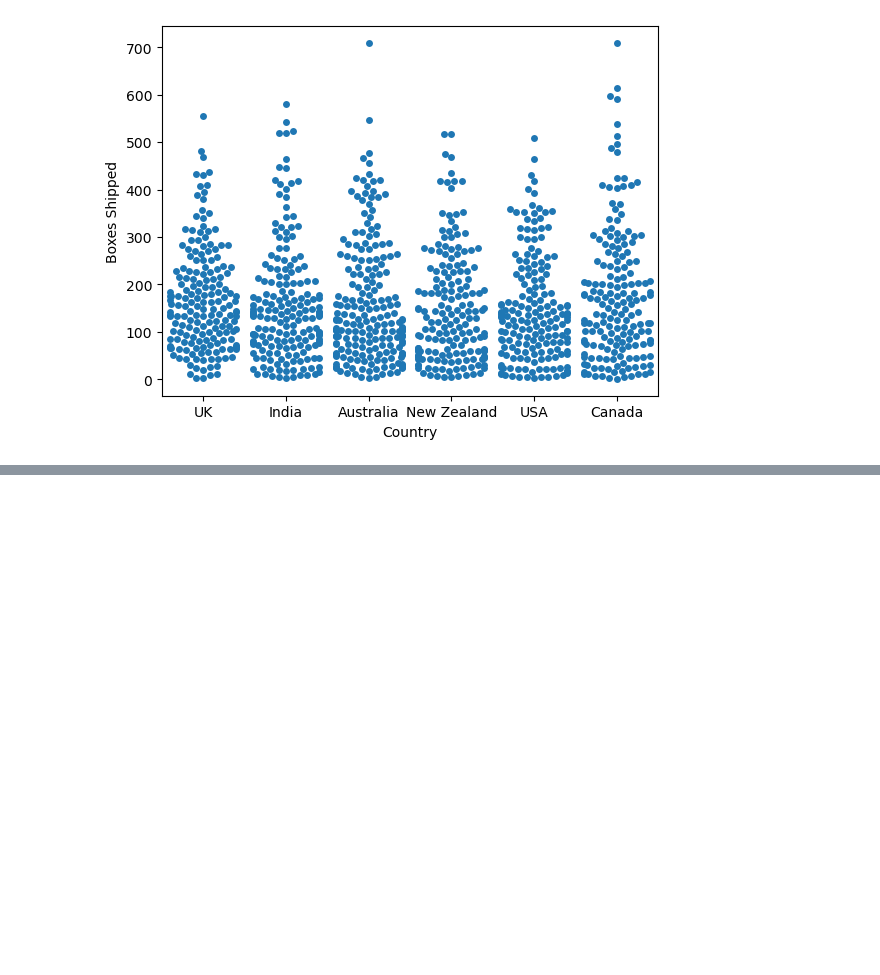
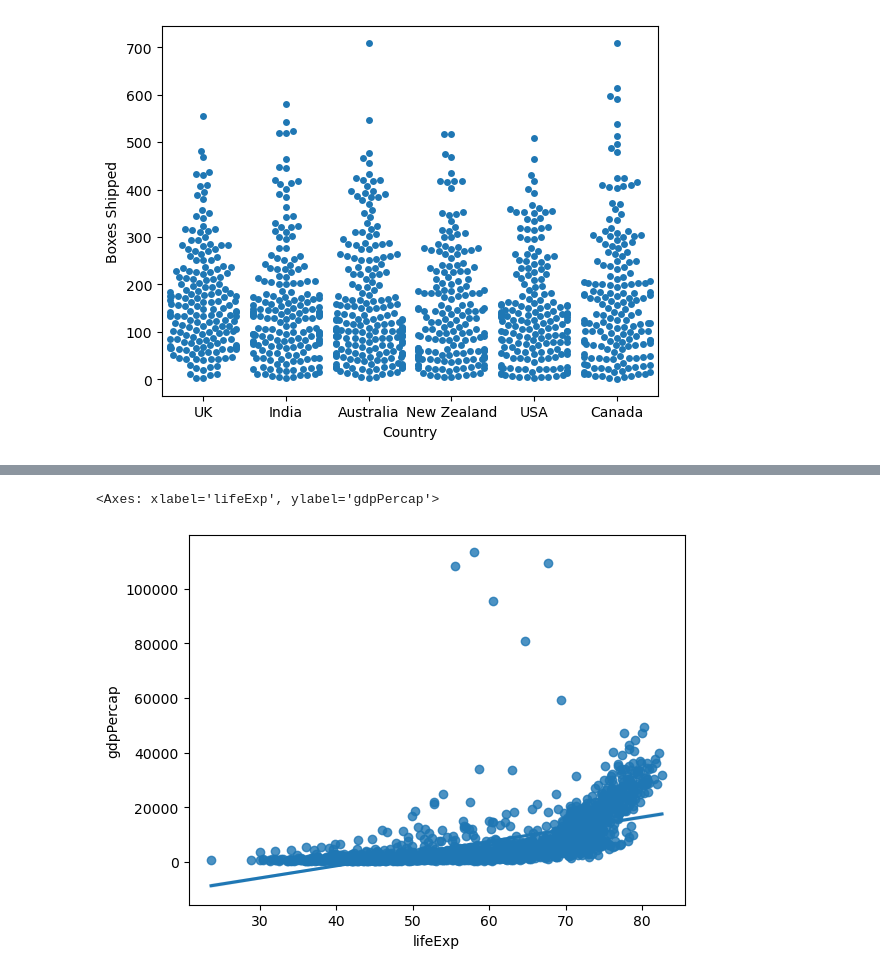
Before and after one commit to daksh-rajora/Gen-Ai, a Jupyter notebook: Machine Learning/SEABORN/getting_started.ipynb, the cells around one changed output, grey strips where cells are left out. Cells and saved outputs as stored; diff of their text form; code cells hidden in the pictures; blank space fills up the shorter version.

```diff
--- a/Machine Learning/SEABORN/getting_started.ipynb
+++ b/Machine Learning/SEABORN/getting_started.ipynb
@@ -621,0 +653,5 @@ sns.swarmplot(data=sales,x='Country',y='Boxes Shipped')
+# %%
+sns.regplot(data=gap,x='lifeExp',y='gdpPercap')
+# %% [output]
+<Axes: xlabel='lifeExp', ylabel='gdpPercap'>
+[figure, added]
```
Also changed, not shown: parts of 16 cells of this notebook.
